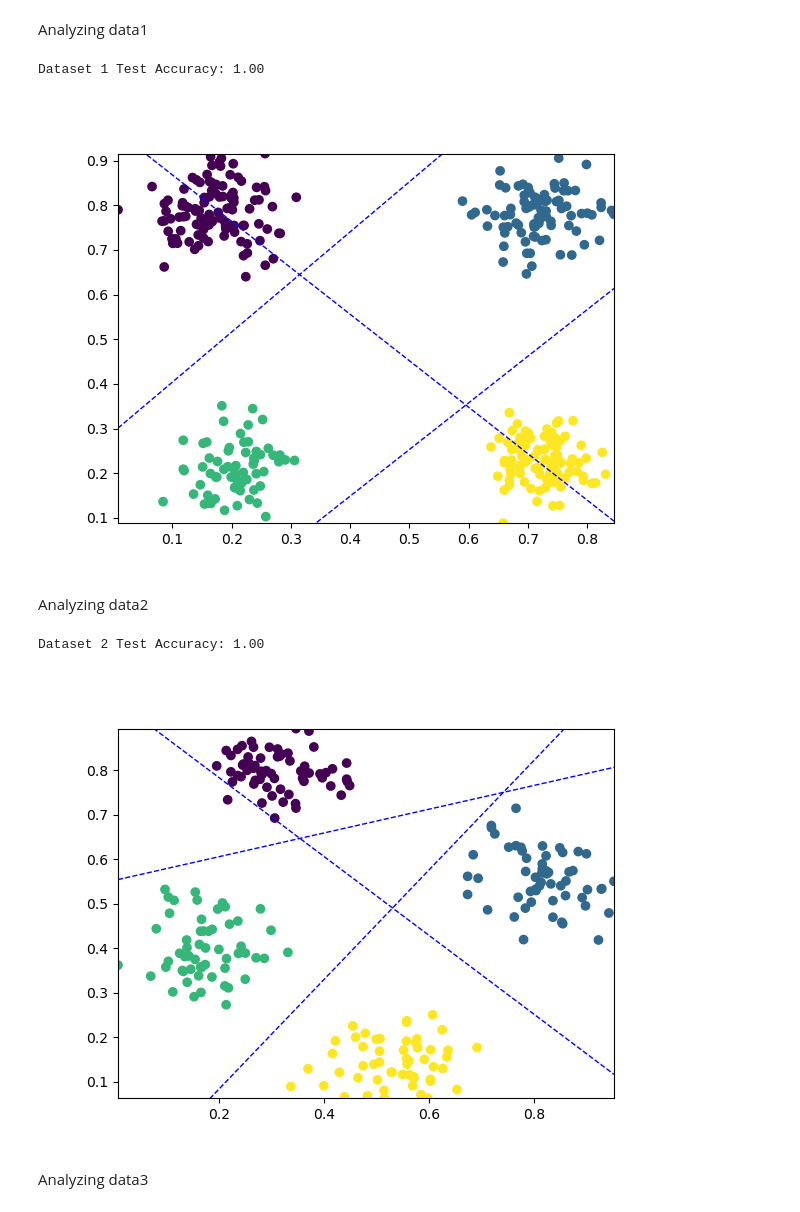
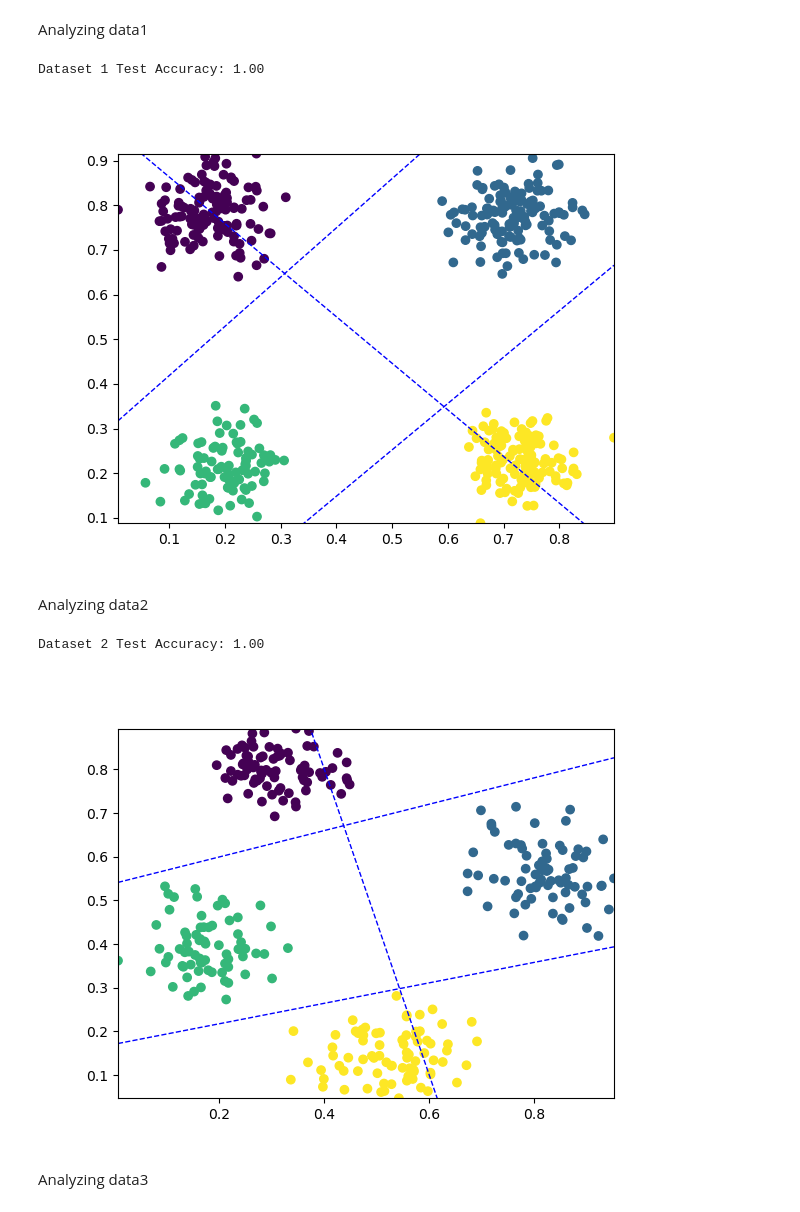
Before and after one commit to runkle-austin/380FinalProject, a Jupyter notebook: 380_project.ipynb, the cells around one changed output. Drawn from its saved outputs; the diff is of its cells as text; code cells hidden in the pictures.

Commit message:
fixed interactive plot, switched to using training and test data

```diff
--- a/380_project.ipynb
+++ b/380_project.ipynb
@@ -180,7 +180,7 @@ Tree traversal - recursively traverse tree to predict class for point
 def traverse_tree(node, point):
     if node.is_leaf:
         return node.class_label
-    pred = node.SVM.predict(point.to_frame().T)[0]
+    pred = node.SVM.predict(pd.DataFrame([point], columns=X.columns))[0]
     if pred == 1:
         return traverse_tree(node.left, point)
     else:
@@ -230,12 +229,12 @@ def plot(tree, X,y):
     fig, ax = plt.subplots()
 
     plt.scatter(X[:, 0], X[:, 1], marker='o', c=y)
-    #plt.plot([minX0D,maxX0D],[minX1,maxX1])
     ax.set_xlim([minX0D, maxX0D])
     ax.set_ylim([minX1D, maxX1D])
 
     text=plt.xlabel("No selection yet")
 
+    # when clicked, will predict the class of the point and draw the point
     def onclick(event):
         if event.inaxes is not None:
             tx = 'xdata=%f, ydata=%f' % (event.xdata, event.ydata)
@@ -246,7 +245,7 @@ def plot(tree, X,y):
         else:
             print('Clicked outside of an axis.')
 
-    cid = fig.canvas.mpl_connect('button_press_event', onclick)
+    fig.canvas.mpl_connect('button_press_event', onclick)
     redraw(fig, ax, tree, X, y, xlim, ylim)
     return fig, ax
 # %% [markdown]
@@ -256,6 +255,10 @@ data1_train = pd.read_csv("data/Data1Train.csv")
 data2_train = pd.read_csv("data/Data2Train.csv")
 data3_train = pd.read_csv("data/Data3Train.csv")
 data4_train = pd.read_csv("data/Data4Train.csv")
+data1_test = pd.read_csv("data/Data1Test.csv")
+data2_test = pd.read_csv("data/Data2Test.csv")
+data3_test = pd.read_csv("data/Data3Test.csv")
+data4_test = pd.read_csv("data/Data4Test.csv")
 
 # display data set 1
 data1_train.head()
@@ -270,32 +273,40 @@ data1_train.head()
 Analyzing data1
 # %%
 MAX_TREE_HEIGHT = math.ceil(math.log2(4)) + 1
-random_state = 1234
-X = data1_train[['x', 'y']]
-y = data1_train['Class']
-X_train, X_test, y_train, y_test = train_test_split(X, y, test_size = 0.25, random_state = random_state)
+X_train = data1_train[['x', 'y']]
+y_train = data1_train['Class']
+X_test = data1_test[['x','y']]
+y_test = data1_test['Class']
 
+# builds tree
 tree = build_tree(X_train, y_train, 0, "linear")
+# plots points from training data
 plot(tree, X_train.to_numpy(), y_train.to_numpy())
+
+# predicts the class of each test data point and measures accuracy
 predicted_classes = []
 for _, point in X_test.iterrows():
     predicted_classes.append(traverse_tree(tree, point))
 acc = accuracy_score(y_test.to_numpy(), predicted_classes)
 print(f"Dataset 1 Test Accuracy: {acc:.2f}")
 # %% [output]
 Dataset 1 Test Accuracy: 1.00
-[figure, old version]
+[figure, new version]
 # %% [markdown]
 Analyzing data2
 # %%
 MAX_TREE_HEIGHT = math.ceil(math.log2(4)) + 1
-random_state = 1234
-X = data2_train[['x', 'y']]
-y = data2_train['Class']
-X_train, X_test, y_train, y_test = train_test_split(X, y, test_size = 0.25, random_state = random_state)
+X_train = data2_train[['x', 'y']]
+y_train = data2_train['Class']
+X_test = data2_test[['x','y']]
+y_test = data2_test['Class']
 
+# builds tree
 tree2 = build_tree(X_train, y_train, 0, "linear")
+# plots points from training data
 plot(tree2, X_train.to_numpy(), y_train.to_numpy())
+
+# predicts the class of each test data point and measures accuracy
 predicted_classes = []
 for _, point in X_test.iterrows():
     predicted_classes.append(traverse_tree(tree2, point))
@@ -303,7 +314,7 @@ acc = accuracy_score(y_test.to_numpy(), predicted_classes)
 print(f"Dataset 2 Test Accuracy: {acc:.2f}")
 # %% [output]
 Dataset 2 Test Accuracy: 1.00
-[figure, old version]
+[figure, new version]
 # %% [markdown]
 Analyzing data3
 # %%
```
Also changed, not shown: parts of 7 cells of this notebook.
